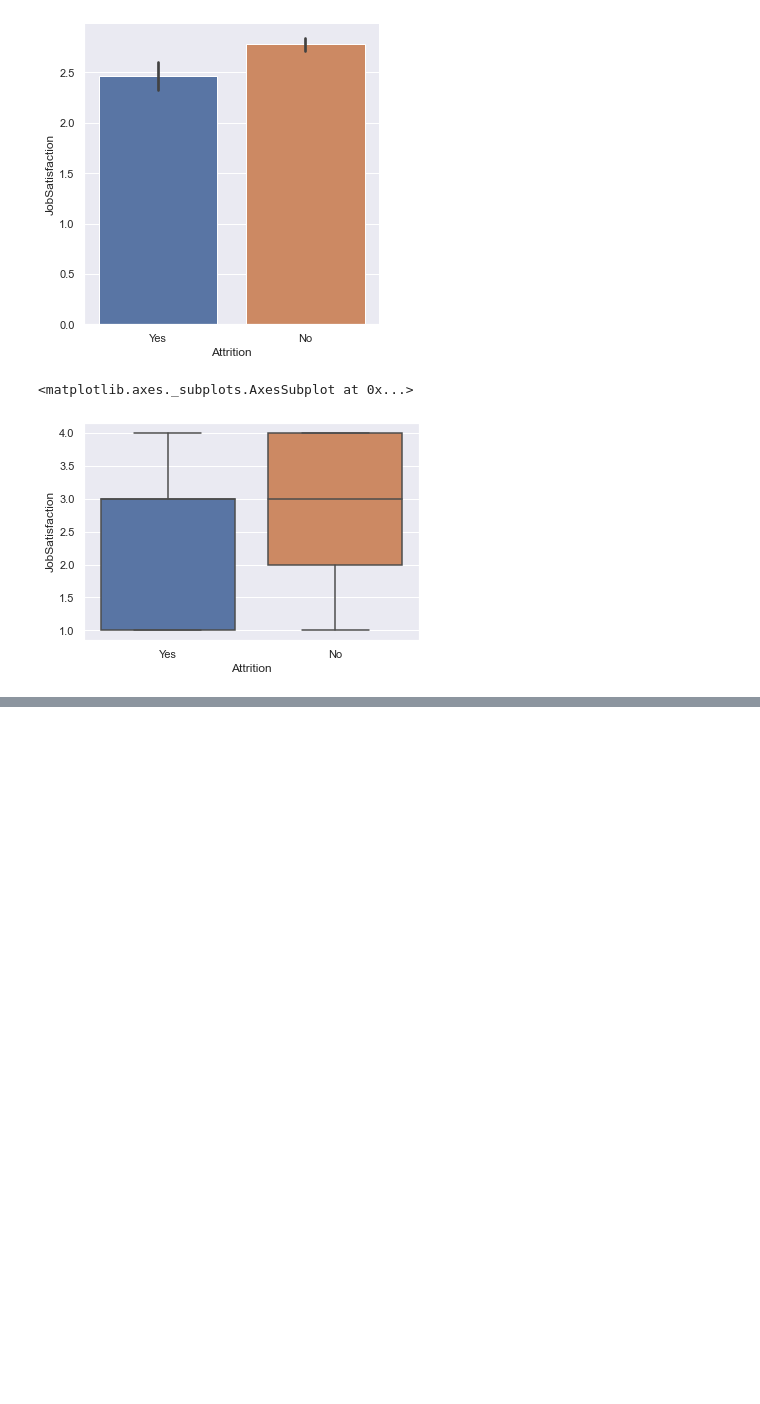
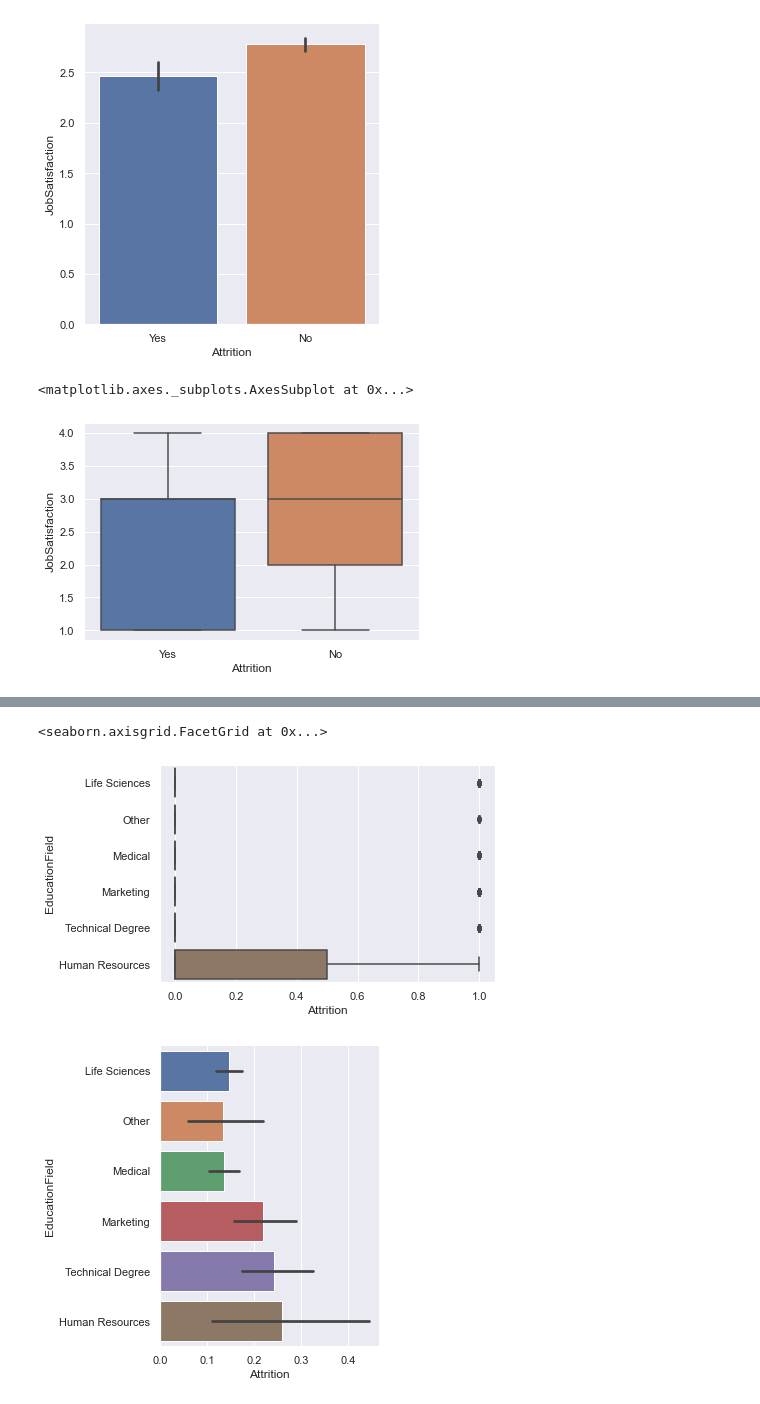
Before and after one commit to artnotek/python_v2, a Jupyter notebook: Exo_datavision3.ipynb, the cells around one changed output, grey strips where cells are left out. Drawn from its saved outputs; the diff is of its cells as text; code cells hidden in the pictures; blank space fills up the shorter version.

```diff
--- a/Exo_datavision3.ipynb
+++ b/Exo_datavision3.ipynb
@@ -47,0 +88,10 @@ sns.boxplot(x="Attrition", y="JobSatisfaction", data=data)
+# %%
+data['Attrition'] = data['Attrition'].replace('Yes', 1)
+data['Attrition'] = data['Attrition'].replace('No', 0)
+#sns.boxplot(x="Attrition", data=data)
+sns.boxplot(x="Attrition", y="EducationField", data=data)
+sns.catplot(x="Attrition", y="EducationField", kind="bar", data=data)
+# %% [output]
+<seaborn.axisgrid.FacetGrid at 0x...>
+[figure, added]
+[figure, added]
```
Also changed, not shown: parts of 18 cells of this notebook.
